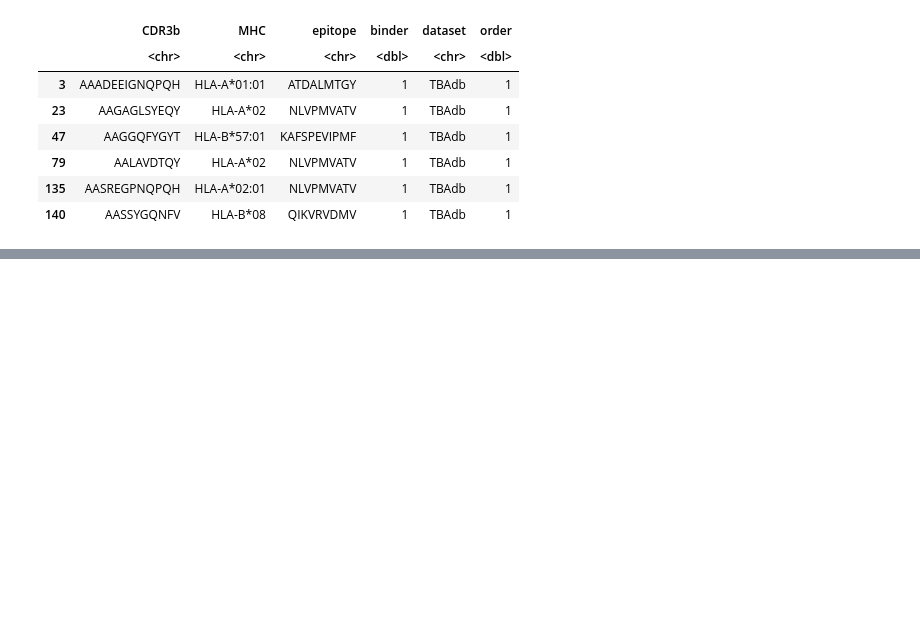
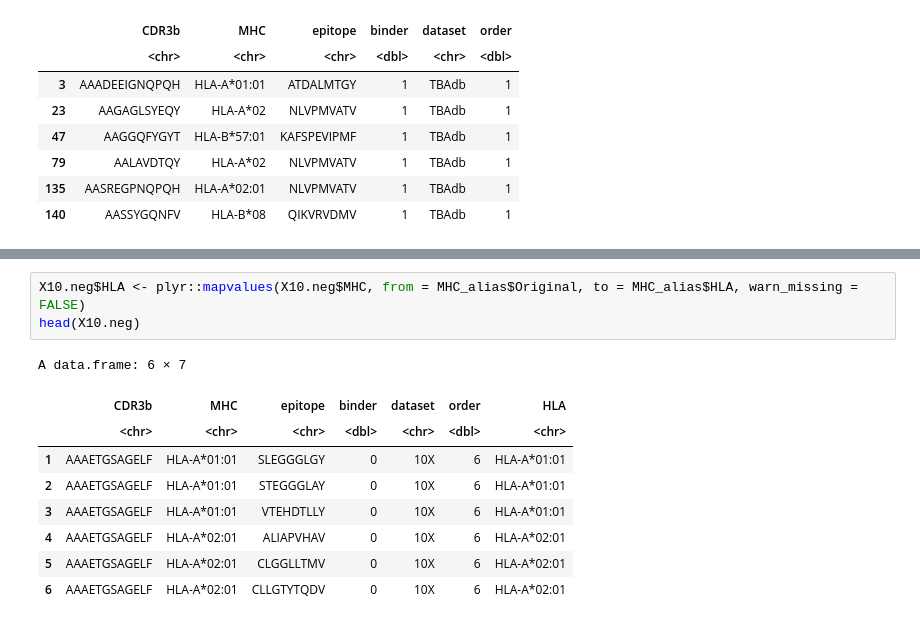
Before and after one commit to nttvy/TCR-datasets, a Jupyter notebook: cross-check.ipynb, the cells around one changed output, grey strips where cells are left out. Cells and saved outputs as stored; diff of their text form; blank space fills up the shorter version.

```diff
--- a/cross-check.ipynb
+++ b/cross-check.ipynb
@@ -447,0 +443,13 @@ table(pos$MHC)
+# %%
+X10.neg$HLA <- plyr::mapvalues(X10.neg$MHC, from = MHC_alias$Original, to = MHC_alias$HLA, warn_missing = FALSE)
+head(X10.neg)
+# %% [output]
+A data.frame: 6 × 7
+|  | CDR3b | MHC | epitope | binder | dataset | order | HLA |
+|  | <chr> | <chr> | <chr> | <dbl> | <chr> | <dbl> | <chr> |
+| 1 | AAAETGSAGELF | HLA-A*01:01 | SLEGGGLGY | 0 | 10X | 6 | HLA-A*01:01 |
+| 2 | AAAETGSAGELF | HLA-A*01:01 | STEGGGLAY | 0 | 10X | 6 | HLA-A*01:01 |
+| 3 | AAAETGSAGELF | HLA-A*01:01 | VTEHDTLLY | 0 | 10X | 6 | HLA-A*01:01 |
+| 4 | AAAETGSAGELF | HLA-A*02:01 | ALIAPVHAV | 0 | 10X | 6 | HLA-A*02:01 |
+| 5 | AAAETGSAGELF | HLA-A*02:01 | CLGGLLTMV | 0 | 10X | 6 | HLA-A*02:01 |
+| 6 | AAAETGSAGELF | HLA-A*02:01 | CLLGTYTQDV | 0 | 10X | 6 | HLA-A*02:01 |
```
Also changed, not shown: parts of 19 cells of this notebook, 2 other files.
